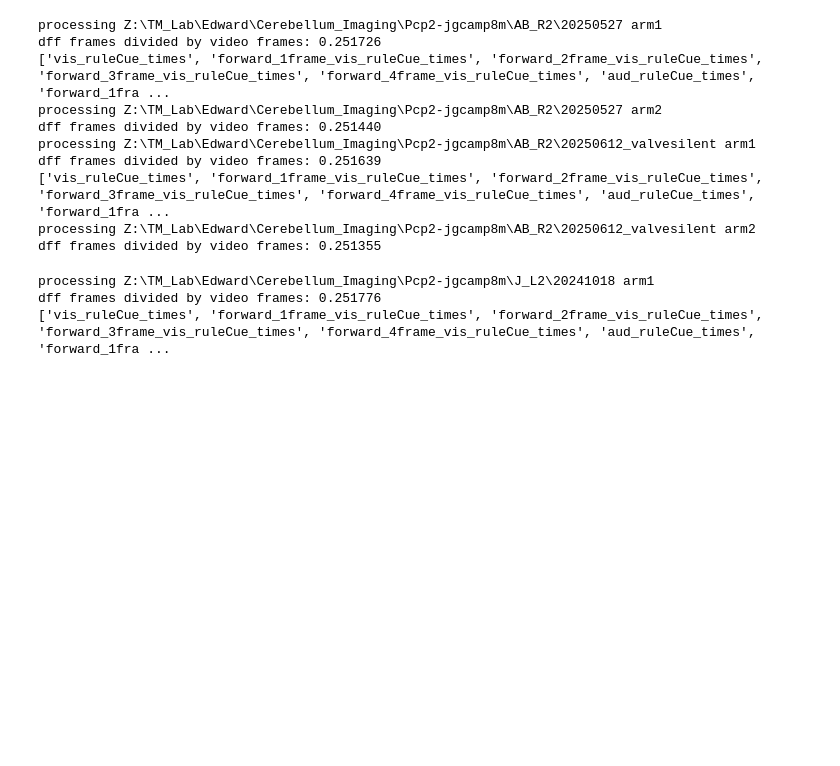
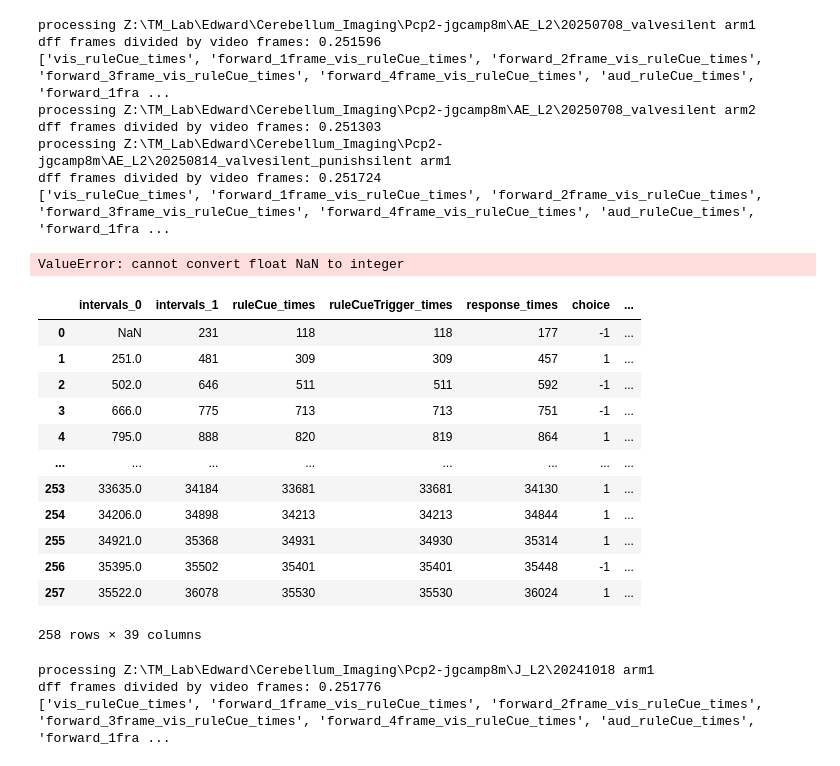
Before and after one commit to edwardyan95/ibllib, a Jupyter notebook: examples/run_regression.ipynb, the cells around one changed output. Saved outputs shown, nothing was run; the diff lists cells and outputs as text; code cells hidden in the pictures; blank space fills up the shorter version.

Commit message:
add punish silent option

```diff
--- a/examples/run_regression.ipynb
+++ b/examples/run_regression.ipynb
@@ -30,10 +30,11 @@ event_variable_names = ['vis_ruleCue_times','aud_ruleCue_times', 'left_vis_stimO
 #                         'reward_times', 'punish_times', 'omission_times']
 whole_variable_names = ['leftchoice', 'rightchoice', 'previous_feedbackType', 'reward_history']
 # %%
-mouse_path = r'Z:\TM_Lab\Edward\Cerebellum_Imaging\Pcp2-jgcamp8m\AB_R2'
+mouse_path = r'Z:\TM_Lab\Edward\Cerebellum_Imaging\Pcp2-jgcamp8m\AE_L2'
 dates = [
-    '20250527',
-    '20250612_valvesilent',
+    '20250708_valvesilent',
+    '20250814_valvesilent_punishsilent',
+    '20250821_valvesilent_punishsilent',
 ]
 #subdir = [d for d in os.listdir(mouse_path)]
 #dates = [s for s in subdir if s.isdigit()]
@@ -127,7 +128,7 @@ for date in dates:
         sd_body = zscore(downsample_array(body_motion,arm1_dff_for_video.shape[1],axis=0, method = 'interpolate')).T
         sd_face = zscore(downsample_array(face_motion,arm1_dff_for_video.shape[1],axis=0, method = 'interpolate')).T
 
-        tf_arm1_table_for_img = transform_trial_table(arm1_table_for_img, valve_silent = 'valvesilent' in session_path)
+        tf_arm1_table_for_img = transform_trial_table(arm1_table_for_img, valve_silent = 'valvesilent' in session_path, punish_silent = 'punishsilent' in session_path)
         tf_arm1_table_for_img.to_csv(os.path.join(arm1_img_path,'table_for_regression.csv'), index=False)
 
         arm1_event_arrays = generate_event_windows(df = tf_arm1_table_for_img, column_names=event_variable_names, event_type='peri')
@@ -269,7 +270,7 @@ for date in dates:
         sd_body = zscore(downsample_array(body_motion,arm2_dff_for_video.shape[1],axis=0, method = 'interpolate')).T
         sd_face = zscore(downsample_array(face_motion,arm2_dff_for_video.shape[1],axis=0, method = 'interpolate')).T
 
-        tf_arm2_table_for_img = transform_trial_table(arm2_table_for_img, valve_silent = 'valvesilent' in session_path)
+        tf_arm2_table_for_img = transform_trial_table(arm2_table_for_img, valve_silent = 'valvesilent' in session_path, punish_silent = 'punishsilent' in session_path)
         tf_arm2_table_for_img.to_csv(os.path.join(arm2_img_path,'table_for_regression.csv'), index=False)
 
         arm2_event_arrays = generate_event_windows(df = tf_arm2_table_for_img, column_names=event_variable_names, event_type='peri')
@@ -364,16 +365,31 @@ for date in dates:
             }
         np.save(os.path.join(arm2_img_path,'ridge_model_with_bootstrap_1s_reward_win.npy'), arm2_shifted_model)
 # %% [output]
-processing Z:\TM_Lab\Edward\Cerebellum_Imaging\Pcp2-jgcamp8m\AB_R2\20250527 arm1
-dff frames divided by video frames: 0.251726
+processing Z:\TM_Lab\Edward\Cerebellum_Imaging\Pcp2-jgcamp8m\AE_L2\20250708_valvesilent arm1
+dff frames divided by video frames: 0.251596
 ['vis_ruleCue_times', 'forward_1frame_vis_ruleCue_times', 'forward_2frame_vis_ruleCue_times', 'forward_3frame_vis_ruleCue_times', 'forward_4frame_vis_ruleCue_times', 'aud_ruleCue_times', 'forward_1fra ...
-processing Z:\TM_Lab\Edward\Cerebellum_Imaging\Pcp2-jgcamp8m\AB_R2\20250527 arm2
-dff frames divided by video frames: 0.251440
-processing Z:\TM_Lab\Edward\Cerebellum_Imaging\Pcp2-jgcamp8m\AB_R2\20250612_valvesilent arm1
-dff frames divided by video frames: 0.251639
+processing Z:\TM_Lab\Edward\Cerebellum_Imaging\Pcp2-jgcamp8m\AE_L2\20250708_valvesilent arm2
+dff frames divided by video frames: 0.251303
+processing Z:\TM_Lab\Edward\Cerebellum_Imaging\Pcp2-jgcamp8m\AE_L2\20250814_valvesilent_punishsilent arm1
+dff frames divided by video frames: 0.251724
 ['vis_ruleCue_times', 'forward_1frame_vis_ruleCue_times', 'forward_2frame_vis_ruleCue_times', 'forward_3frame_vis_ruleCue_times', 'forward_4frame_vis_ruleCue_times', 'aud_ruleCue_times', 'forward_1fra ...
-processing Z:\TM_Lab\Edward\Cerebellum_Imaging\Pcp2-jgcamp8m\AB_R2\20250612_valvesilent arm2
-dff frames divided by video frames: 0.251355
+ValueError: cannot convert float NaN to integer
+# %%
+tf_arm1_table_for_img
+# %% [output]
+|  | intervals_0 | intervals_1 | ruleCue_times | ruleCueTrigger_times | response_times | choice | ... |
+| 0 | NaN | 231 | 118 | 118 | 177 | -1 | ... |
+| 1 | 251.0 | 481 | 309 | 309 | 457 | 1 | ... |
+| 2 | 502.0 | 646 | 511 | 511 | 592 | -1 | ... |
+| 3 | 666.0 | 775 | 713 | 713 | 751 | -1 | ... |
+| 4 | 795.0 | 888 | 820 | 819 | 864 | 1 | ... |
+| ... | ... | ... | ... | ... | ... | ... | ... |
+| 253 | 33635.0 | 34184 | 33681 | 33681 | 34130 | 1 | ... |
+| 254 | 34206.0 | 34898 | 34213 | 34213 | 34844 | 1 | ... |
+| 255 | 34921.0 | 35368 | 34931 | 34930 | 35314 | 1 | ... |
+| 256 | 35395.0 | 35502 | 35401 | 35401 | 35448 | -1 | ... |
+| 257 | 35522.0 | 36078 | 35530 | 35530 | 36024 | 1 | ... |
+258 rows × 39 columns
 # %%
 np.save(os.path.join(arm1_img_path,'ridge_model_with_bootstrap.npy'), arm1_shifted_model)
 # %%
```
Also changed, not shown: 1 other file.
